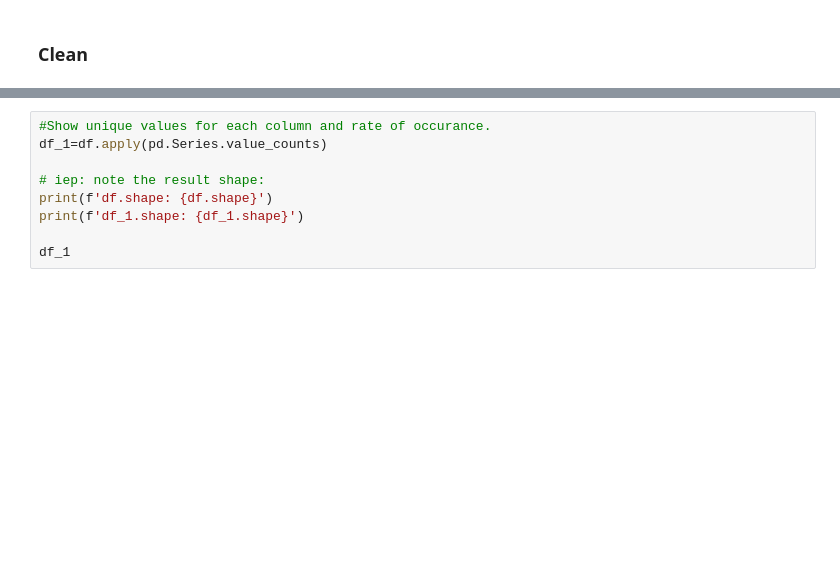
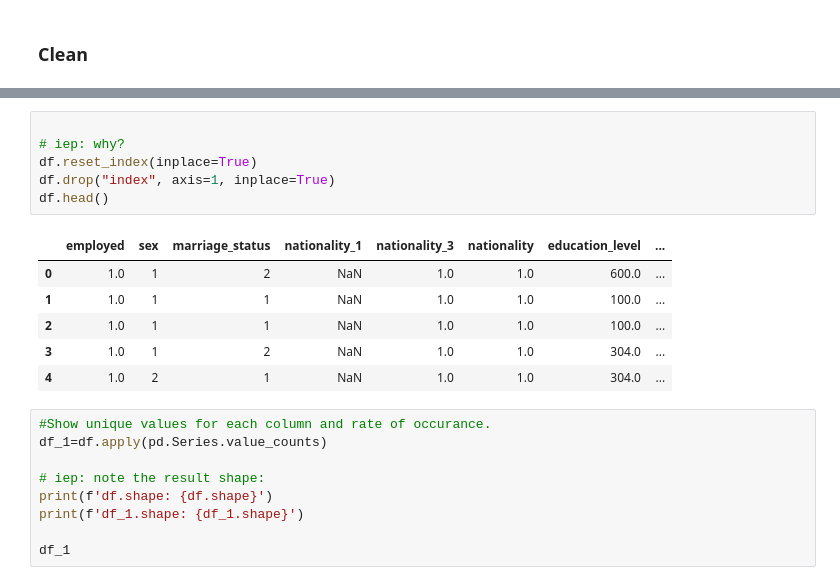
Before and after one commit to ProgressBG-Python-Course/ProgressBG-MLwithPython-Labs, a Jupyter notebook: students/Martina/ML_Project/project_new.ipynb, the cells around one changed output, grey strips where cells are left out. Drawn from its saved outputs; the diff is of its cells as text; blank space fills up the shorter version.

```diff
--- a/students/Martina/ML_Project/project_new.ipynb
+++ b/students/Martina/ML_Project/project_new.ipynb
@@ -200,3 +212,16 @@ df.drop("index", axis=1, inplace=True)
+# %%
+
+# iep: why?
+df.reset_index(inplace=True)
+df.drop("index", axis=1, inplace=True)
+df.head()
+# %% [output]
+|  | employed | sex | marriage_status | nationality_1 | nationality_3 | nationality | education_level | ... |
+| 0 | 1.0 | 1 | 2 | NaN | 1.0 | 1.0 | 600.0 | ... |
+| 1 | 1.0 | 1 | 1 | NaN | 1.0 | 1.0 | 100.0 | ... |
+| 2 | 1.0 | 1 | 1 | NaN | 1.0 | 1.0 | 100.0 | ... |
+| 3 | 1.0 | 1 | 2 | NaN | 1.0 | 1.0 | 304.0 | ... |
+| 4 | 1.0 | 2 | 1 | NaN | 1.0 | 1.0 | 304.0 | ... |
 # %%
 #Show unique values for each column and rate of occurance.
 df_1=df.apply(pd.Series.value_counts)
```
Also changed, not shown: parts of 4 cells of this notebook, 1 other file.
